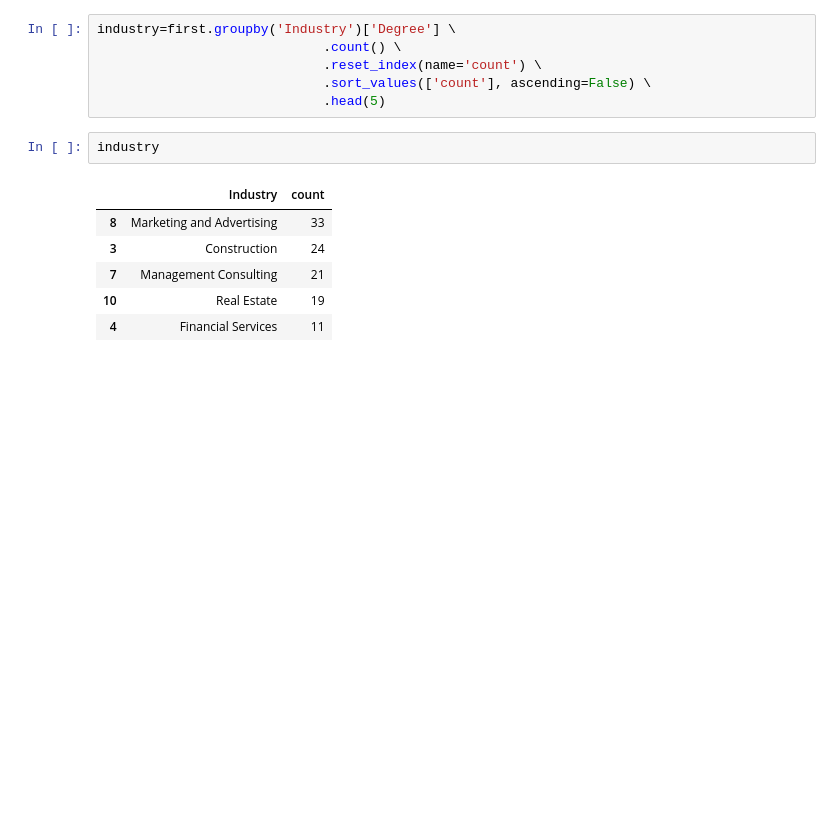
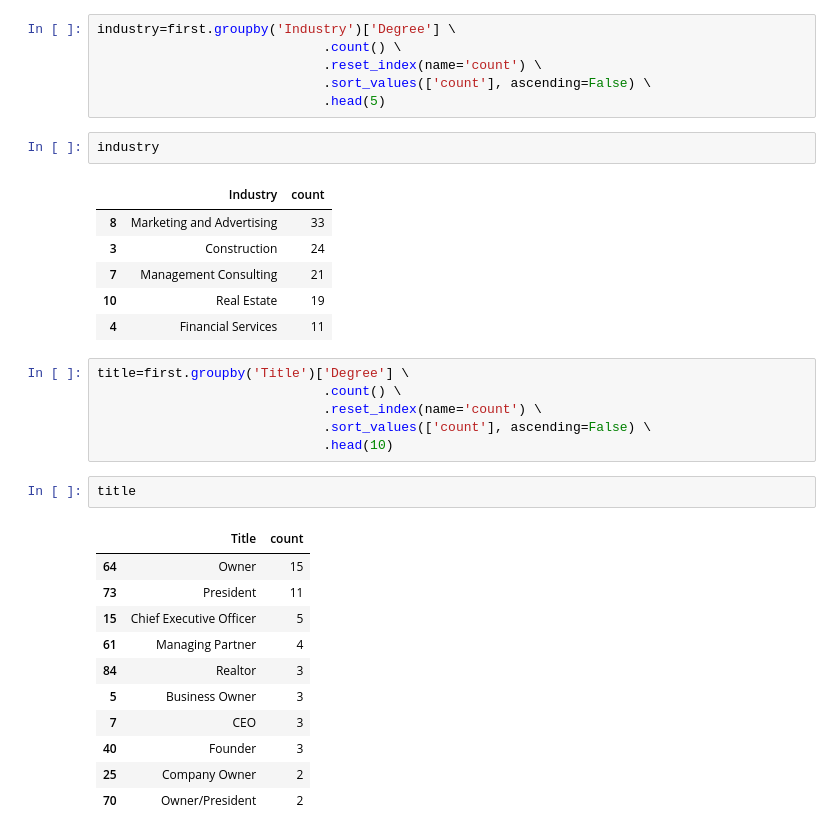
Before and after one commit to DigitalFreelanceBrighton/DataAnalysis, a Jupyter notebook: TechAlly.ipynb, the cells around one changed output. Saved outputs shown, nothing was run; the diff lists cells and outputs as text; blank space fills up the shorter version.

```diff
--- a/TechAlly.ipynb
+++ b/TechAlly.ipynb
@@ -120,3 +120,23 @@ industry
 | 7 | Management Consulting | 21 |
 | 10 | Real Estate | 19 |
 | 4 | Financial Services | 11 |
+# %%
+title=first.groupby('Title')['Degree'] \
+                             .count() \
+                             .reset_index(name='count') \
+                             .sort_values(['count'], ascending=False) \
+                             .head(10)
+# %%
+title
+# %% [output]
+|  | Title | count |
+| 64 | Owner | 15 |
+| 73 | President | 11 |
+| 15 | Chief Executive Officer | 5 |
+| 61 | Managing Partner | 4 |
+| 84 | Realtor | 3 |
+| 5 | Business Owner | 3 |
+| 7 | CEO | 3 |
+| 40 | Founder | 3 |
+| 25 | Company Owner | 2 |
+| 70 | Owner/President | 2 |
```
Also changed, not shown: parts of 2 cells of this notebook.
